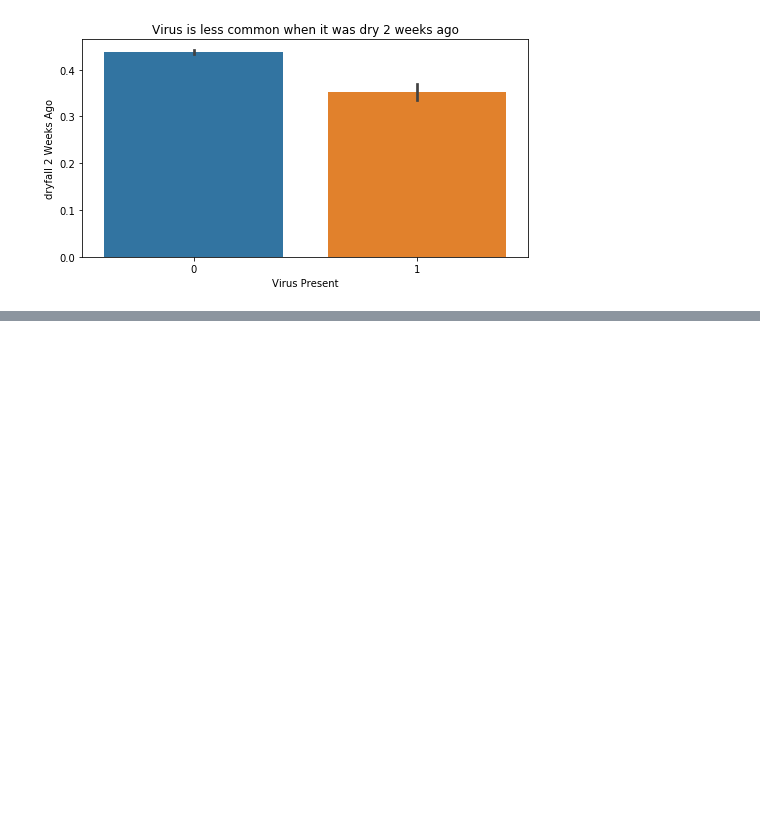
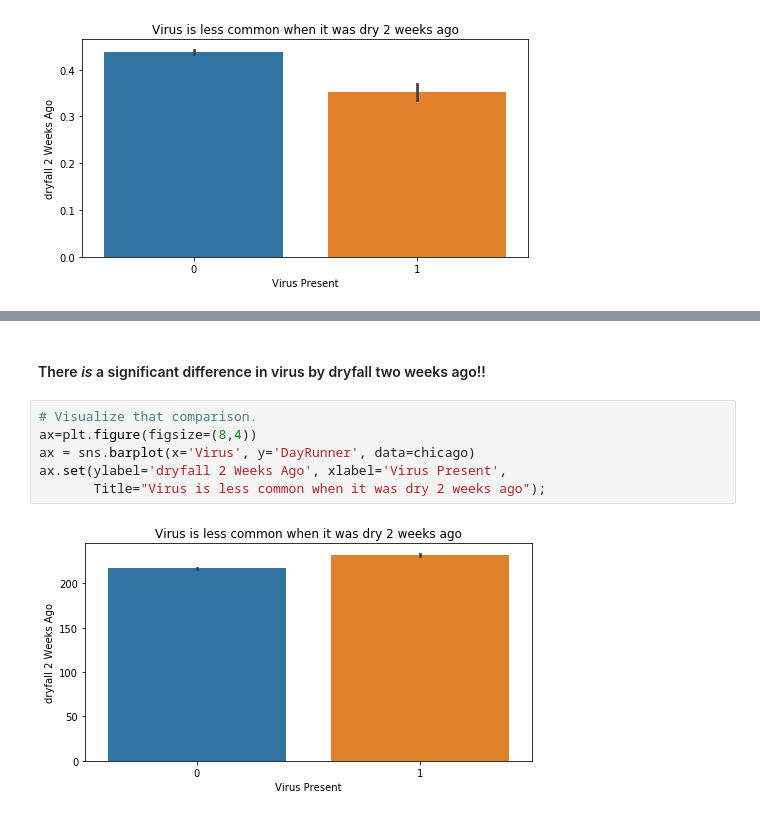
Before and after one commit to austinlasseter/West_Nile_Virus_032108, a Jupyter notebook: Austin/03 - Exploratory Analysis.ipynb, the cells around one changed output, grey strips where cells are left out. Drawn from its saved outputs; the diff is of its cells as text; blank space fills up the shorter version.

```diff
--- a/Austin/03 - Exploratory Analysis.ipynb
+++ b/Austin/03 - Exploratory Analysis.ipynb
@@ -274,0 +323,10 @@ ax.set(ylabel='dryfall 2 Weeks Ago', xlabel='Virus Present',
+# %% [markdown]
+#### There _is_ a significant difference in virus by dryfall two weeks ago!!
+# %%
+# Visualize that comparison.
+ax=plt.figure(figsize=(8,4))
+ax = sns.barplot(x='Virus', y='DayRunner', data=chicago)
+ax.set(ylabel='dryfall 2 Weeks Ago', xlabel='Virus Present',
+       Title="Virus is less common when it was dry 2 weeks ago");
+# %% [output]
+[figure, added]
```
Also changed, not shown: parts of 7 cells of this notebook, 4 other files.
